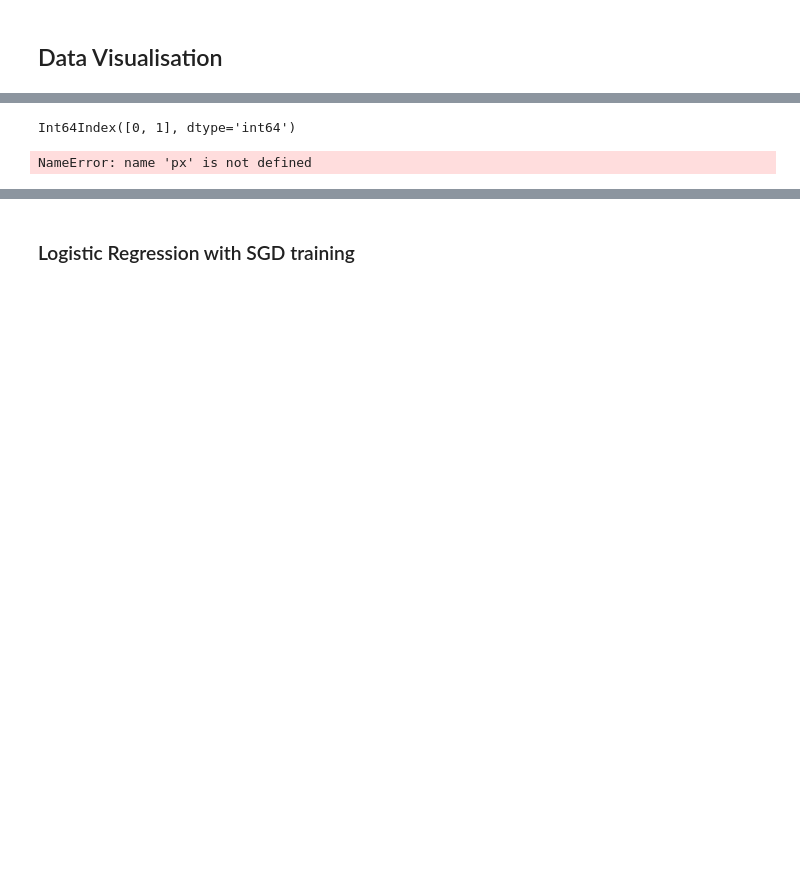
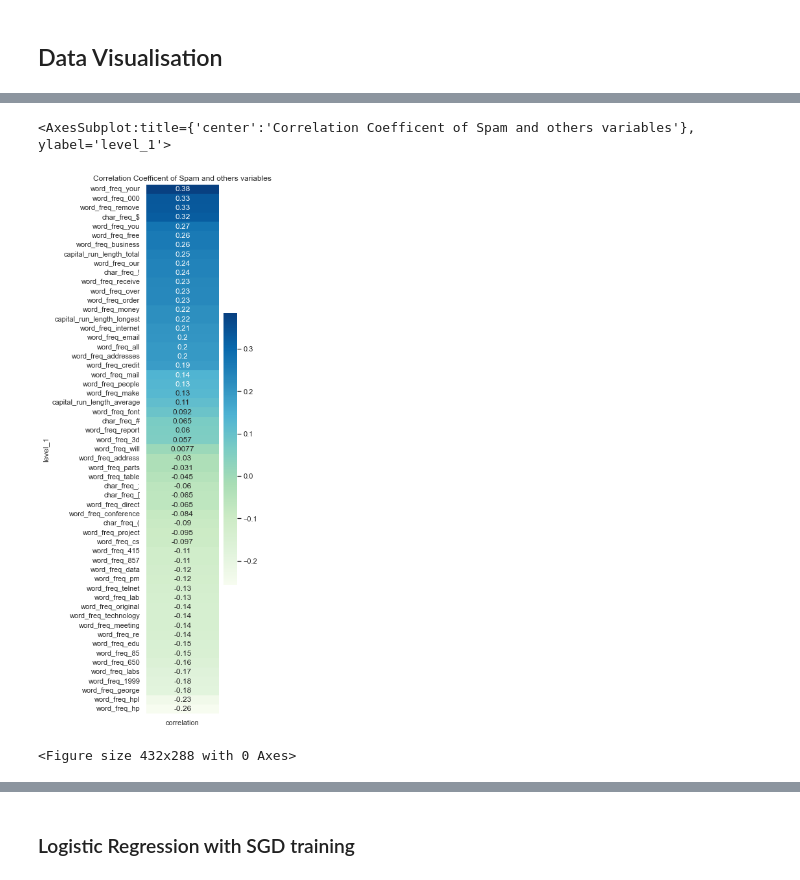
Before and after one commit to freepacks/Spam-DataBase, a Jupyter notebook: Project.ipynb, the cells around one changed output, grey strips where cells are left out. Cells and saved outputs as stored; diff of their text form; code cells hidden in the pictures; blank space fills up the shorter version.

```diff
--- a/Project.ipynb
+++ b/Project.ipynb
@@ -233,12 +232,27 @@ AttributeError: module 'seaborn' has no attribute 'relplot'
-# %%
-df.spam.value_counts().index
-# %% [output]
-Int64Index([0, 1], dtype='int64')
+# %%
+
+
+corr_spam=corr_mat[corr_mat['level_0']=='spam'].sort_values(by='correlation', ascending=False)
+corr_spam=corr_spam[corr_spam['correlation']!=1]
+#corr_spam.style.background_gradient(cmap='GnBu')
+# %%
+# Visualistion of correlation between the column spam and the frequencies
+
+plt.figure(figsize=(2.5,15))
+plt.title('Correlation Coefficent of Spam and others variables')
+sns.heatmap(corr_spam.drop('level_0',axis='columns').set_index('level_1'),cmap='GnBu',annot=True)
+# %% [output]
+<AxesSubplot:title={'center':'Correlation Coefficent of Spam and others variables'}, ylabel='level_1'>
+[figure, added]
 # %%
+# Visualisation of the number of spam in the dataset with its frequencie
+
+fig=plt.figure()
 pie=px.pie(df.spam.value_counts(),
            values=df.spam.value_counts(),
-           names=["nonSpam","Spam"],
+           names=["Non Spam","Spam"],
            title='Proportion of spams')
 pie.update_traces(textposition='inside', textinfo='percent+label')
+#fig.savefig('Proportion_figure.png')
 # %% [output]
-NameError: name 'px' is not defined
+<Figure size 432x288 with 0 Axes>
```
Also changed, not shown: parts of 80 cells of this notebook.
